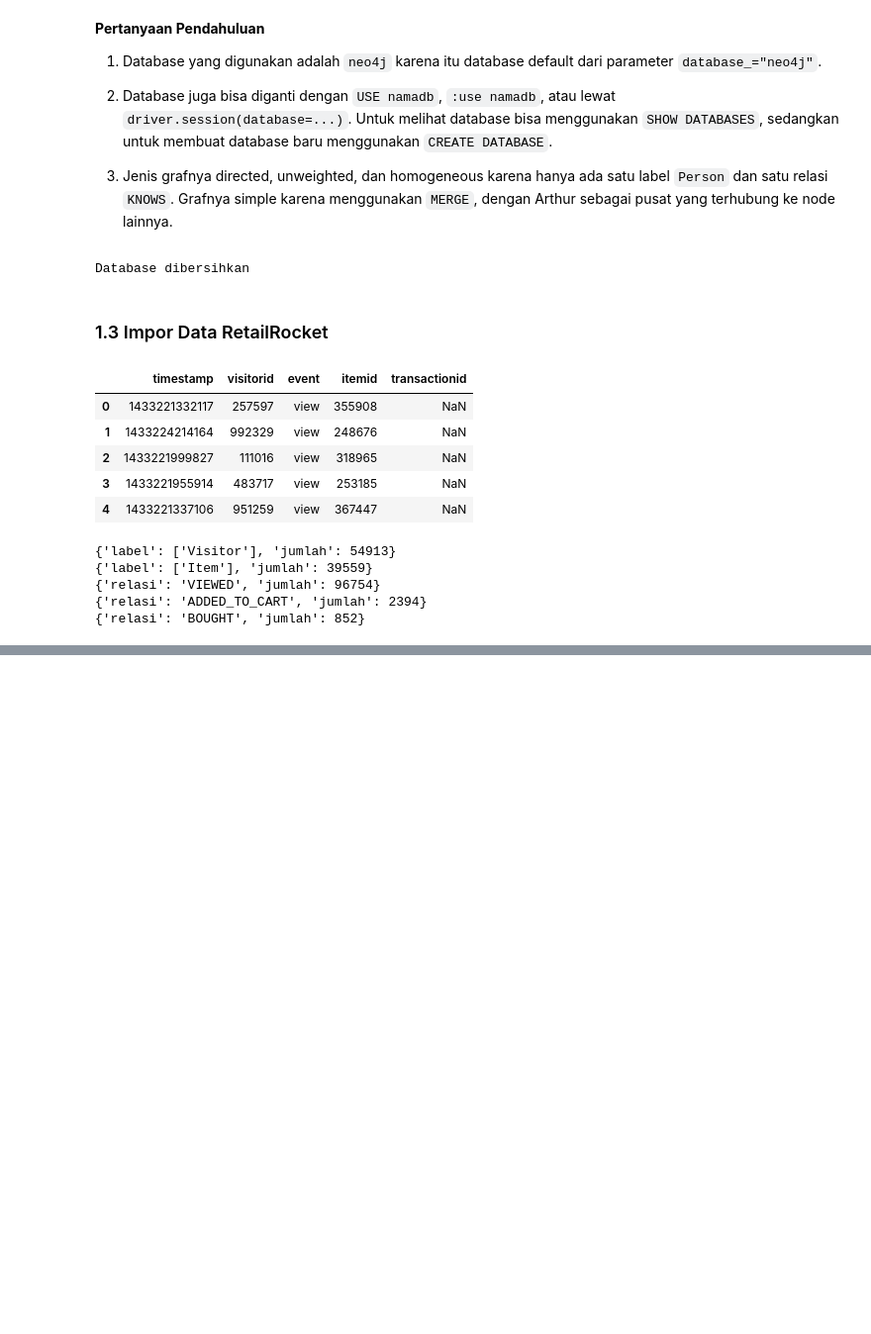
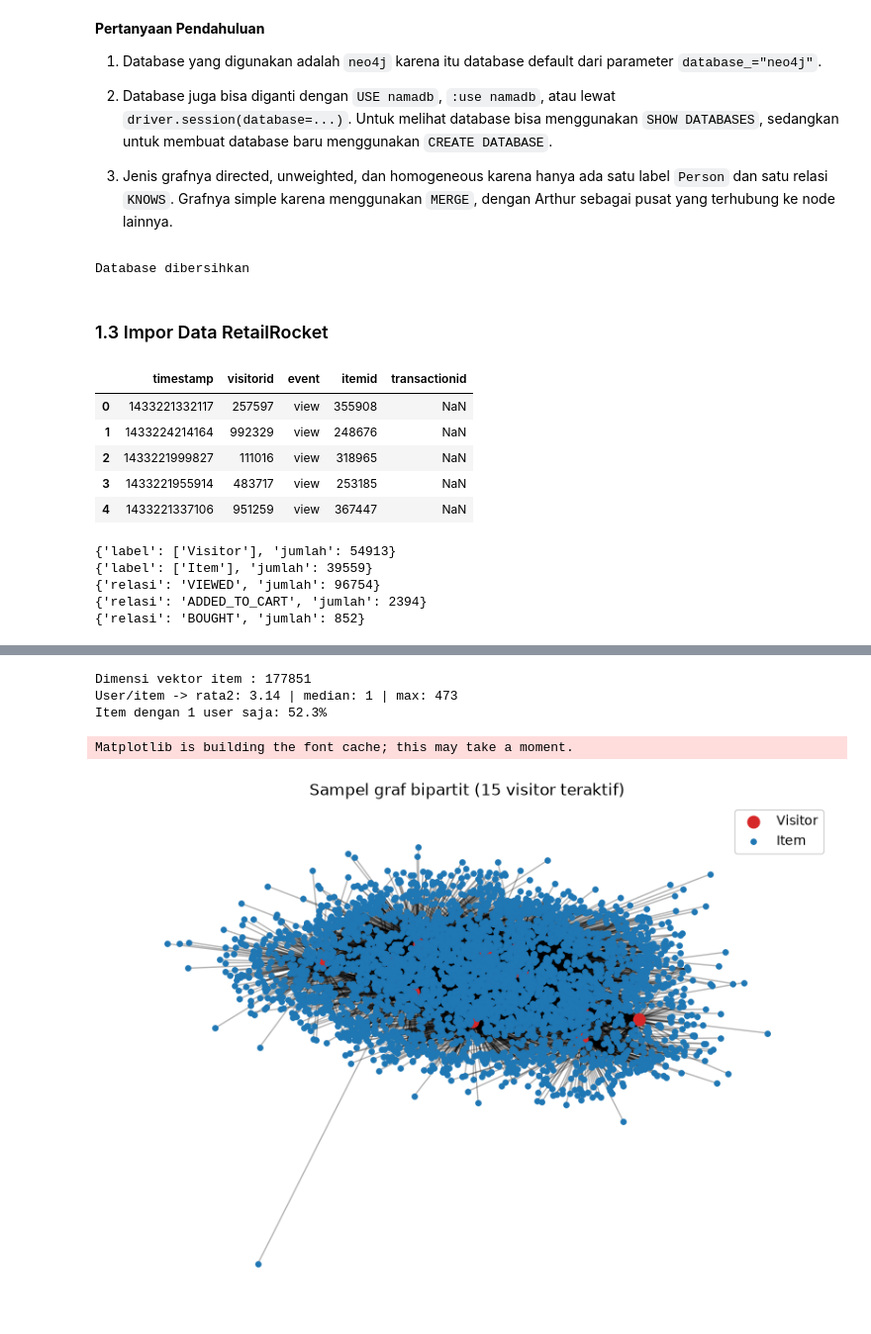
Before and after one commit to nadirazahra09/uts-graf-sains-data, a Jupyter notebook: UTS_GSD.ipynb, the cells around one changed output, grey strips where cells are left out. Shown at 99% size. Drawn from its saved outputs; the diff is of its cells as text; code cells hidden in the pictures; blank space fills up the shorter version.

```diff
--- a/UTS_GSD.ipynb
+++ b/UTS_GSD.ipynb
@@ -105,0 +182,14 @@ for q in (q_nodes, q_rels):
+# %%
+driver.execute_query("MATCH (n) DETACH DELETE n", database_="neo4j")
+
+with driver.session(database="neo4j") as session:
+    session.run("CREATE CONSTRAINT visitor_id IF NOT EXISTS FOR (v:Visitor) REQUIRE v.visitorId IS UNIQUE")
+    session.run("CREATE CONSTRAINT item_id IF NOT EXISTS FOR (i:Item) REQUIRE i.itemId IS UNIQUE")
+
+    train = df[df["period"] == "P1"].drop(columns="period")
+    train["transactionid"] = train["transactionid"].fillna("").astype(str)
+
+    batch_size = 5000
+    for i in range(0, len(train), batch_size):
+        records = train.iloc[i:i+batch_size].to_dict(orient="records")
+        session.execute_write(import_batch, records)
@@ -105,0 +223,7 @@ for q in (q_nodes, q_rels):
+# %%
+q_nodes = "MATCH (n) RETURN labels(n)[0] AS label, count(*) AS jumlah"
+q_rels  = "MATCH ()-[r]->() RETURN type(r) AS relasi, count(*) AS jumlah"
+for q in (q_nodes, q_rels):
+    records, _, _ = driver.execute_query(q, database_="neo4j")
+    for r in records:
+        print(dict(r))
@@ -105,0 +277,5 @@ for q in (q_nodes, q_rels):
+# %%
+deg_u = np.asarray(B.sum(axis=1)).ravel()
+print("Dimensi vektor user :", B.shape[1])
+print("Item/user -> rata2: %.2f | median: %d | max: %d" % (deg_u.mean(), np.median(deg_u), deg_u.max()))
+print("User dengan 1 item saja: %.1f%%" % (100 * (deg_u == 1).mean()))
@@ -105,0 +294,31 @@ for q in (q_nodes, q_rels):
+# %%
+deg_i = np.asarray(B.sum(axis=0)).ravel()
+print("Dimensi vektor item :", B.shape[0])
+print("User/item -> rata2: %.2f | median: %d | max: %d" % (deg_i.mean(), np.median(deg_i), deg_i.max()))
+print("Item dengan 1 user saja: %.1f%%" % (100 * (deg_i == 1).mean()))
+# %% [output]
+Dimensi vektor item : 177851
+User/item -> rata2: 3.14 | median: 1 | max: 473
+Item dengan 1 user saja: 52.3%
+# %%
+import networkx as nx
+import matplotlib.pyplot as plt
+
+top_u = np.argsort(-deg_u)[:15]
+sub = B[top_u]
+G = nx.Graph()
+for a, ui in enumerate(top_u):
+    for ij in sub[a].indices:
+        G.add_edge(f"U{users[ui]}", f"I{items[ij]}")
+
+user_nodes = [n for n in G if n.startswith("U")]
+item_nodes = [n for n in G if n.startswith("I")]
+pos = nx.spring_layout(G, seed=42, k=0.3)
+plt.figure(figsize=(10, 7))
+nx.draw_networkx_nodes(G, pos, nodelist=user_nodes, node_color="tab:red", node_size=80, label="Visitor")
+nx.draw_networkx_nodes(G, pos, nodelist=item_nodes, node_color="tab:blue", node_size=15, label="Item")
+nx.draw_networkx_edges(G, pos, alpha=0.3)
+plt.legend(); plt.title("Sampel graf bipartit (15 visitor teraktif)"); plt.axis("off"); plt.show()
+# %% [output]
+Matplotlib is building the font cache; this may take a moment.
+[figure, added]
```
Also changed, not shown: parts of 33 cells of this notebook.
